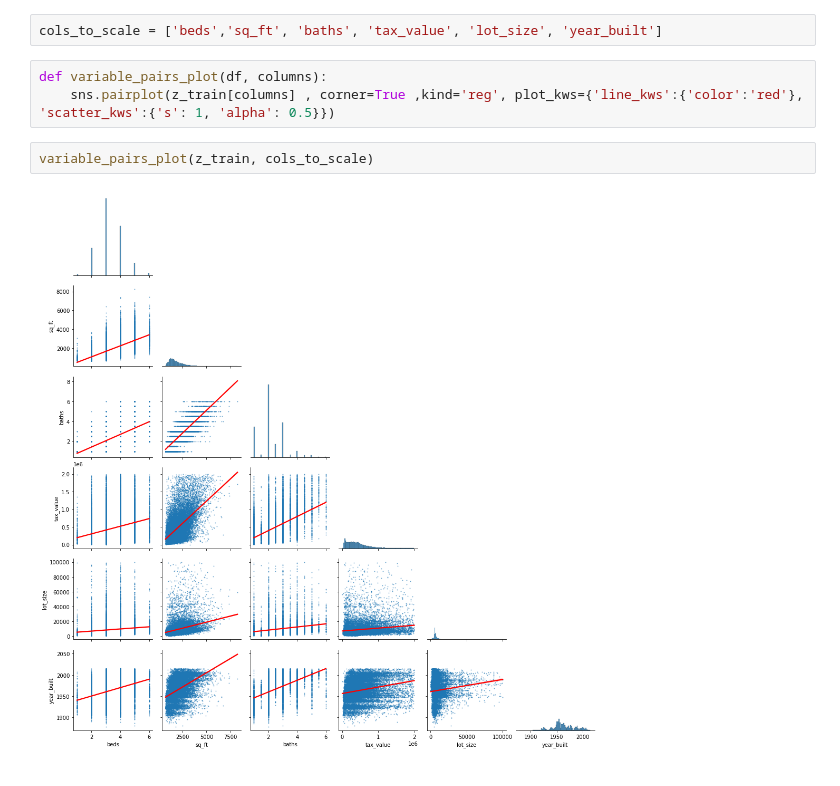
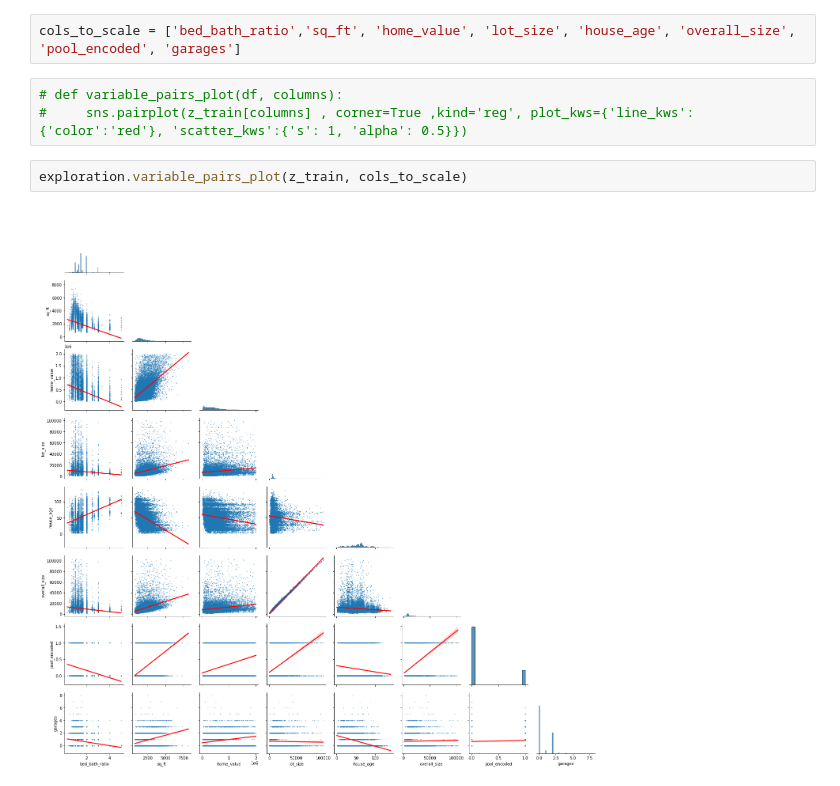
Before and after one commit to JaradAng/regression_exercises, a Jupyter notebook: explore.ipynb, the cells around one changed output. Saved outputs shown, nothing was run; the diff lists cells and outputs as text.

```diff
--- a/explore.ipynb
+++ b/explore.ipynb
@@ -52,9 +60,9 @@ z_train.shape, z_validate.shape, z_test.shape
-# %%
-cols_to_scale = ['beds','sq_ft', 'baths', 'tax_value', 'lot_size', 'year_built']
+# %%
+cols_to_scale = ['bed_bath_ratio','sq_ft', 'home_value', 'lot_size', 'house_age', 'overall_size', 'pool_encoded', 'garages']
 # %%
-def variable_pairs_plot(df, columns):
-    sns.pairplot(z_train[columns] , corner=True ,kind='reg', plot_kws={'line_kws':{'color':'red'}, 'scatter_kws':{'s': 1, 'alpha': 0.5}})
+# def variable_pairs_plot(df, columns):
+#     sns.pairplot(z_train[columns] , corner=True ,kind='reg', plot_kws={'line_kws':{'color':'red'}, 'scatter_kws':{'s': 1, 'alpha': 0.5}})
 # %%
-variable_pairs_plot(z_train, cols_to_scale)
+exploration.variable_pairs_plot(z_train, cols_to_scale)
 # %% [output]
-[figure, old version]
+[figure, new version]
```
Also changed, not shown: parts of 13 cells of this notebook, 8 other files.
